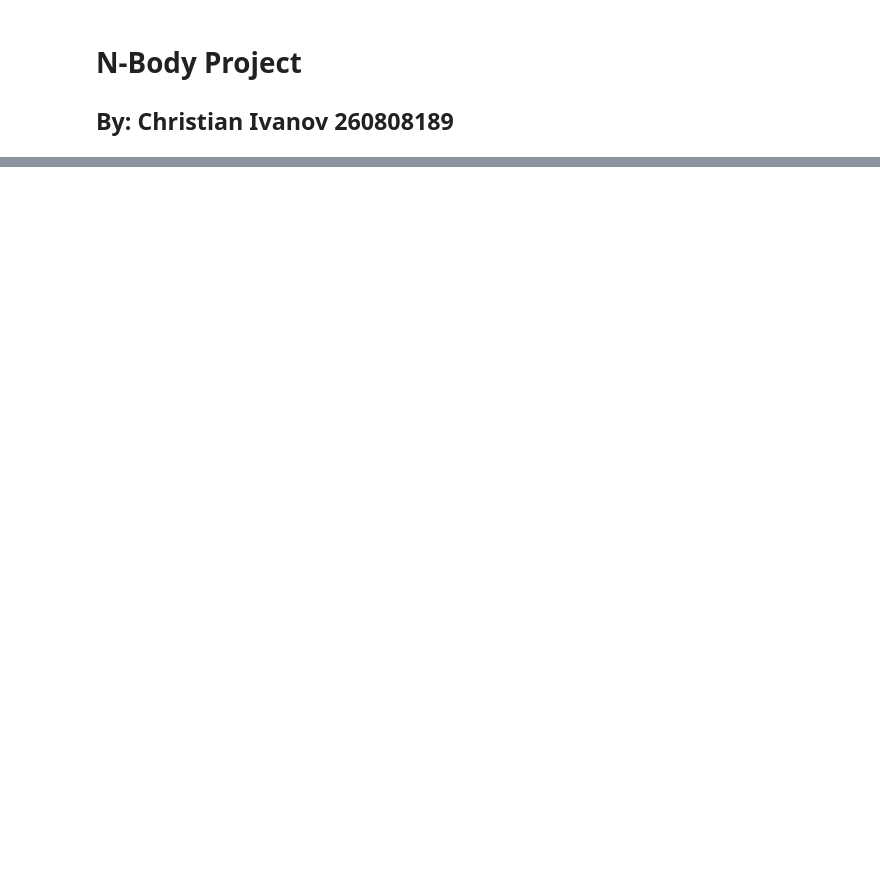
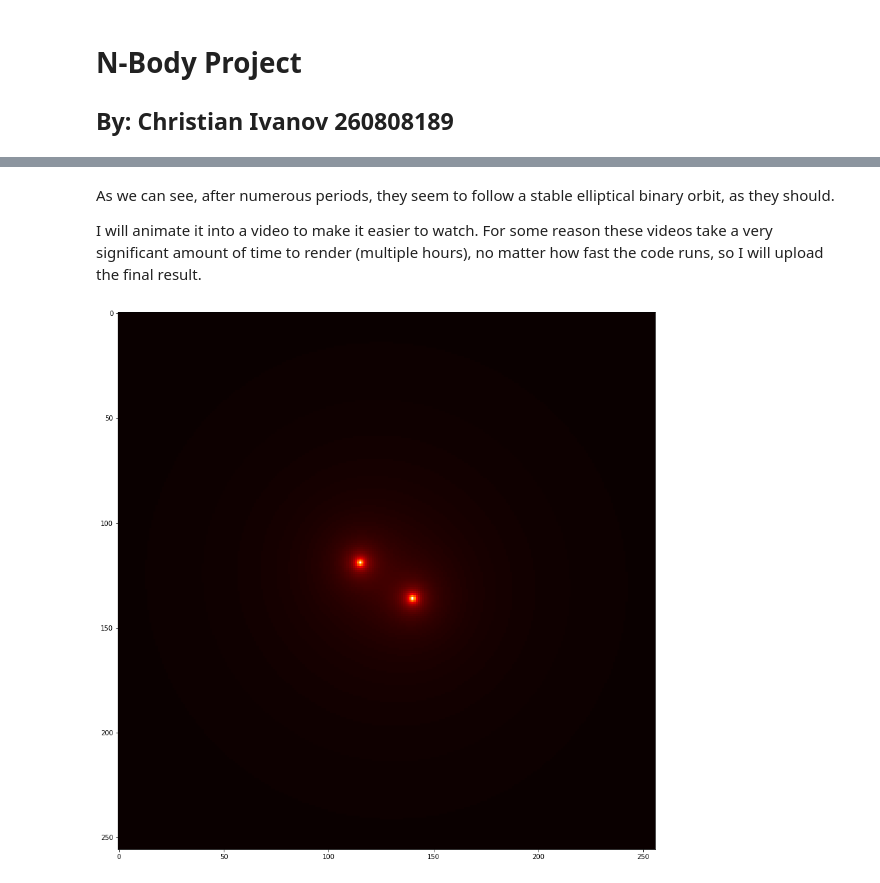
Before and after one commit to ChristianIvanov422/Phys512-Assignments, a Jupyter notebook: Phys512-Nbody/Nbody.ipynb, the cells around one changed output, grey strips where cells are left out. Cells and saved outputs as stored; diff of their text form; code cells hidden in the pictures; blank space fills up the shorter version.

Commit message:
Finalized the project, rendered video files

```diff
--- a/Phys512-Nbody/Nbody.ipynb
+++ b/Phys512-Nbody/Nbody.ipynb
@@ -143,10 +244,0 @@ plt.show()
-# %%
-n = 1024
-npart = 1000000
-dt = 1
-m = 0.0001*np.ones(npart)
-pos = n*np.random.rand(2,npart)
-vel = np.zeros((2,npart))
-softening = 0.5
-G = 1
-Gk = Green_func_fourrier(n,G,softening)
@@ -274,0 +264,15 @@ KeyboardInterrupt:
+# %% [markdown]
+As we can see, after numerous periods, they seem to follow a stable elliptical binary orbit, as they should.
+
+I will animate it into a video to make it easier to watch. For some reason these videos take a very significant amount of time to render (multiple hours), no matter how fast the code runs, so I will upload the final result.
+# %%
+def new_frame(self):
+    global n, npart, pos, vel, m, Gk, dt
+    pot,rho,pos,vel,E = take_step_periodic(n,npart,pos,vel,m,Gk,dt)
+    plt.imshow(pot,cmap = plt.cm.hot)
+
+fig = plt.figure(figsize=[15,15])
+ani = animation.FuncAnimation(fig,new_frame,frames=1000,interval=16.7)
+ani.save('Binary_Pair.mp4')
+# %% [output]
+[figure, added]
```
Also changed, not shown: parts of 72 cells of this notebook, 5 other files.
